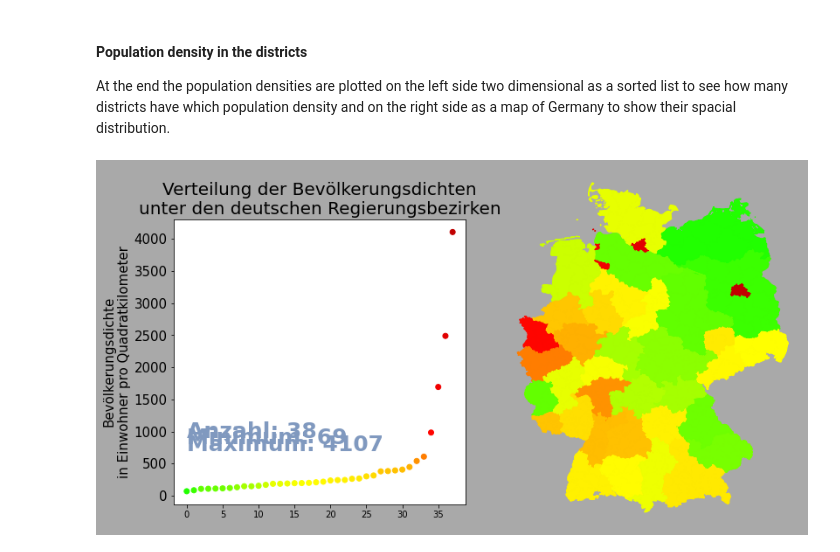
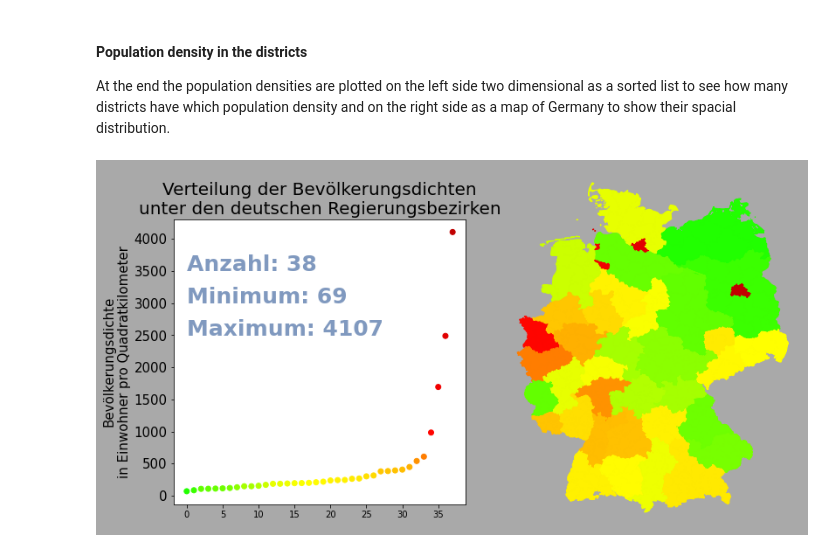
Before and after one commit to leanderbuerkin/Bachelorarbeit, a Jupyter notebook: programms/investigate_and_plot/plot_population_densities_counties_districts.ipynb, the cells around one changed output. Cells and saved outputs as stored; diff of their text form; code cells hidden in the pictures.

```diff
--- a/programms/investigate_and_plot/plot_population_densities_counties_districts.ipynb
+++ b/programms/investigate_and_plot/plot_population_densities_counties_districts.ipynb
@@ -77,10 +75,9 @@ os.chdir(pop_densities_directory)    # return to original directory
 #### Population density in the districts
 At the end the population densities are plotted on the left side two dimensional as a sorted list to see how many districts have which population density and on the right side as a map of Germany to show their spacial distribution.
 # %%
-pop_densities_districts = non_county_specific_data["pop_densities_districts"]
-districts = non_county_specific_data["districts"]
 plt.figure(figsize=(6, 6), facecolor='darkgrey')    # enlarge plot
-population_densities_districts = list(pop_densities_districts.values())
+population_densities_districts = [district["population_density"]
+                                  for district in districts.values()]
 population_densities_districts.sort()
 
 plt.title("Verteilung der Bevölkerungsdichten\nunter den deutschen Regierungsbezirken",
@@ -88,37 +85,39 @@ plt.title("Verteilung der Bevölkerungsdichten\nunter den deutschen Regierungsbe
 plt.ylabel("Bevölkerungsdichte\nin Einwohner pro Quadratkilometer",
          fontsize=15)
 plt.yticks(fontsize=15)
-plt.text(0, 900, "Anzahl: " + str(len(population_densities_districts)),
+plt.text(0, 3500, "Anzahl: " + str(len(population_densities_districts)),
          fontweight=1000, fontsize=25, color=(0.5, 0.6, 0.75))
-plt.text(0, 800, "Minimum: " + str(int(population_densities_districts[0])),
+plt.text(0, 3000, "Minimum: " + str(int(population_densities_districts[0])),
          fontweight=1000, fontsize=25, color=(0.5, 0.6, 0.75))
-plt.text(0, 700, "Maximum: " + str(int(population_densities_districts[-1])),
+plt.text(0, 2500, "Maximum: " + str(int(population_densities_districts[-1])),
          fontweight=1000, fontsize=25, color=(0.5, 0.6, 0.75))
 
 colors = list()
 for pop_density in population_densities_districts:
+    # inhere the population density of the counties (population_densities)
+    # is used to scale to compare it easier
     colors.append(color_scheme(pop_density, population_densities))
 plt.scatter([i for i in range(len(population_densities_districts))],
             population_densities_districts, color=colors)
 
 
 ax = plt.axes([1, 0.06, 0.79, 0.96], frameon=False)
 ax.axes.get_xaxis().set_visible(False)
 ax.axes.get_yaxis().set_visible(False)
-for district, counties_in_district in districts.items():
-    for AdmUnitId in counties_in_district:
+for district in districts.values():
+    for AdmUnitId in district["counties"]:
         for polygon in counties_geography[AdmUnitId]['geometry']:
             x,y = np.array(polygon).T
-            plt.fill(x, y, color=color_scheme(pop_densities_districts[district],
+            plt.fill(x, y, color=color_scheme(district["population_density"],
                                               population_densities))
     # remove '#' to count the districts
     # plt.plot(x, y, color="black")
 
 os.chdir(".."), os.chdir("..")    # move to correct directory
 # check if the needed directory is available - otherwise create it
 if not(os.path.isdir("results")): os.makedirs("results")
 plt.savefig("results/population_density_ditricts.png",
             facecolor="darkgrey", bbox_inches=Bbox([[-0.7,0.45],[10.7,6]]))
 os.chdir(pop_densities_directory)    # return to original directory
 # %% [output]
-[figure, old version]
+[figure, new version]
```
Also changed, not shown: parts of 1 cell of this notebook, 5 other files.
